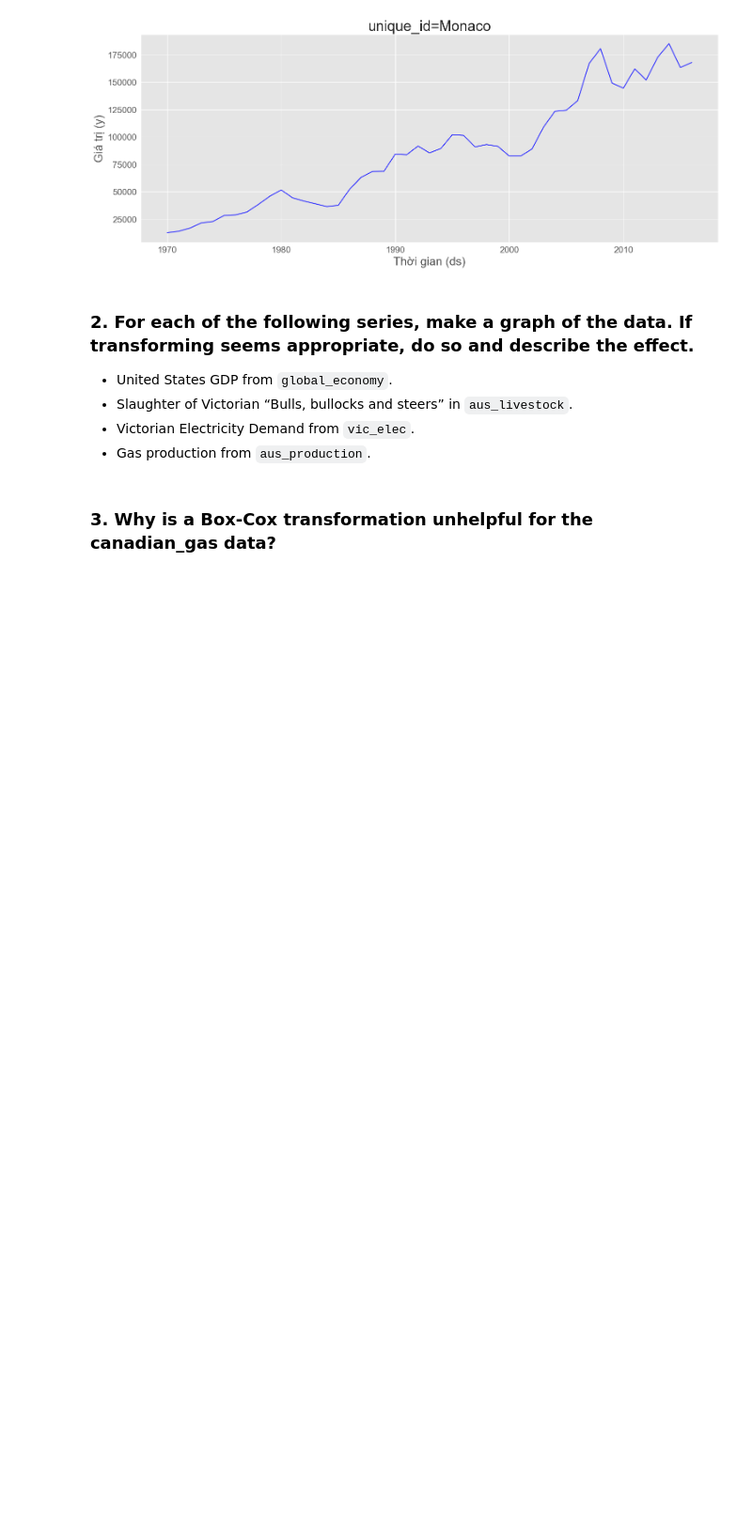
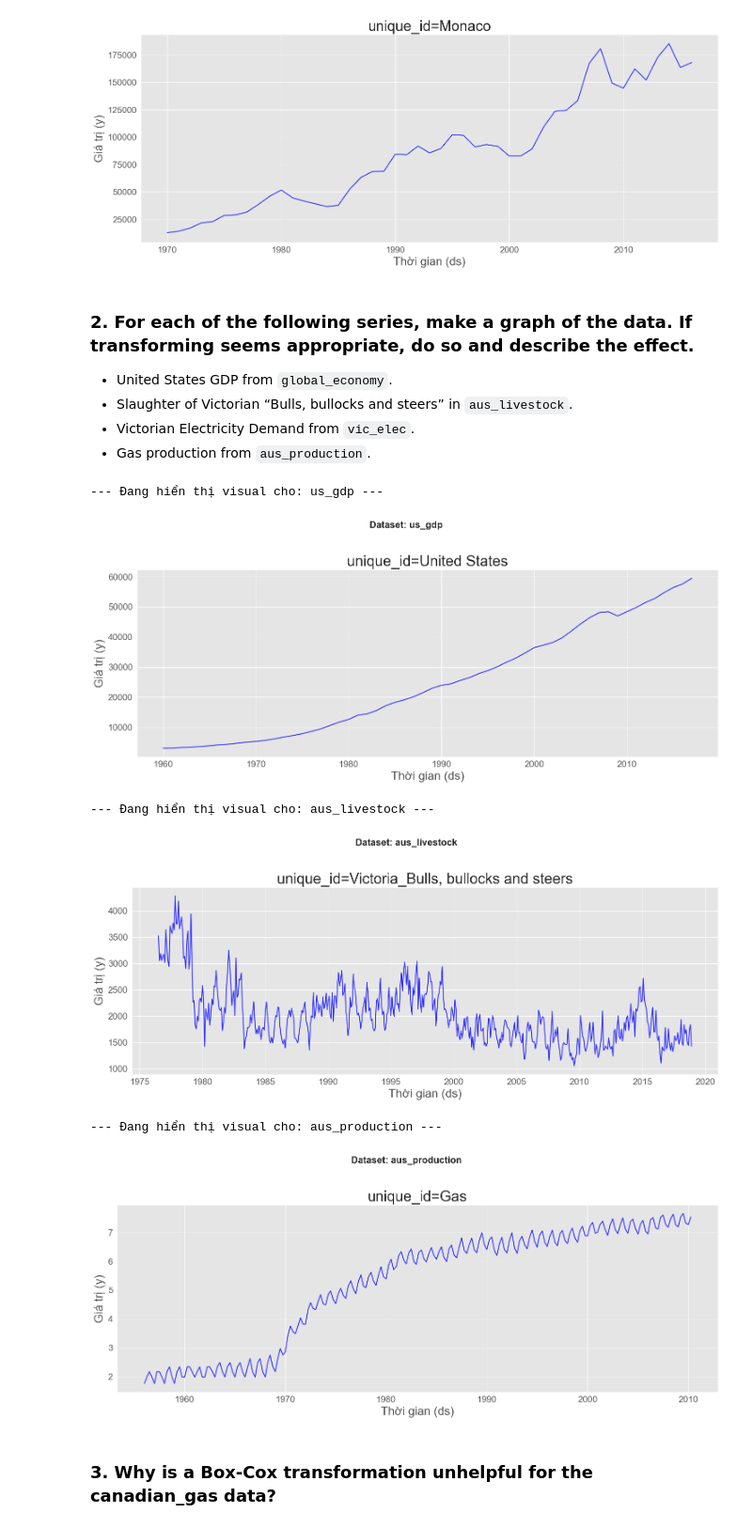
Before and after one commit to Le-Phu-Family/-Time-Series-Analysis-and-Forecasting-methods-, a Jupyter notebook: notebooks/Chapter 3 - Time Series Decomposition/Exercises for Chapter 3.ipynb, the cells around one changed output. Shown at 94% size. Saved outputs shown, nothing was run; the diff lists cells and outputs as text; code cells hidden in the pictures; blank space fills up the shorter version.

```diff
--- a/notebooks/Chapter 3 - Time Series Decomposition/Exercises for Chapter 3.ipynb
+++ b/notebooks/Chapter 3 - Time Series Decomposition/Exercises for Chapter 3.ipynb
@@ -61,5 +89,43 @@ display(fig)
 - Slaughter of Victorian “Bulls, bullocks and steers” in `aus_livestock`.
 - Victorian Electricity Demand from `vic_elec`.
 - Gas production from `aus_production`.
+# %%
+global_economy = pd.read_csv(DATA_DIR / "global_economy.csv", parse_dates = ['ds'])
+us_gdp = global_economy[global_economy['unique_id'] == 'United States'].copy()
+us_gdp['y']  =  us_gdp['GDP'] / us_gdp['Population']
+
+aus_livestock = pd.read_csv(DATA_DIR / 'aus_livestock.csv', parse_dates = ['ds'])
+aus = aus_livestock[aus_livestock['unique_id'] == 'Victoria_Bulls, bullocks and steers']
+aus['Days_in_month'] = aus['ds'].dt.daysinmonth
+aus['y'] = aus['y'] / aus['Days_in_month']
+
+# vic_elec = pd.read_csv(DATA_DIR / "vic_elec.csv", parse_dates = ['ds'])
+# vic_elec = vic_elec[vic_elec['unique_id'] == 'Demand']
+# vic_elec['ds'] = pd.to_datetime(vic_elec['ds'])
+# vic_elec.set_index('ds', inplace=True)
+# daily_demand = vic_elec['y'].resample('D').sum()
+
+aus_production = (
+    pd.read_csv(DATA_DIR / 'aus_production.csv', parse_dates = ['ds'])
+    .rename(columns = {'Gas': 'y'})
+    .assign(unique_id="Gas")
+    [['ds', 'unique_id', 'y']]
+)
+y = aus_production["y"].to_numpy()
+optim_lambda = boxcox_lambda(y, method="guerrero", season_length=4)
+aus_gas = aus_production.assign(y=boxcox(y, optim_lambda))
+# %%
+datasets = {"us_gdp": us_gdp,
+            "aus_livestock": aus,
+            "aus_production": aus_gas}
+
+plot_each_series(datasets)
+# %% [output]
+--- Đang hiển thị visual cho: us_gdp ---
+[figure, added]
+--- Đang hiển thị visual cho: aus_livestock ---
+[figure, added]
+--- Đang hiển thị visual cho: aus_production ---
+[figure, added]
 # %% [markdown]
 ### 3. Why is a Box-Cox transformation unhelpful for the canadian_gas data?
```
Also changed, not shown: parts of 12 cells of this notebook, 1 other file.
